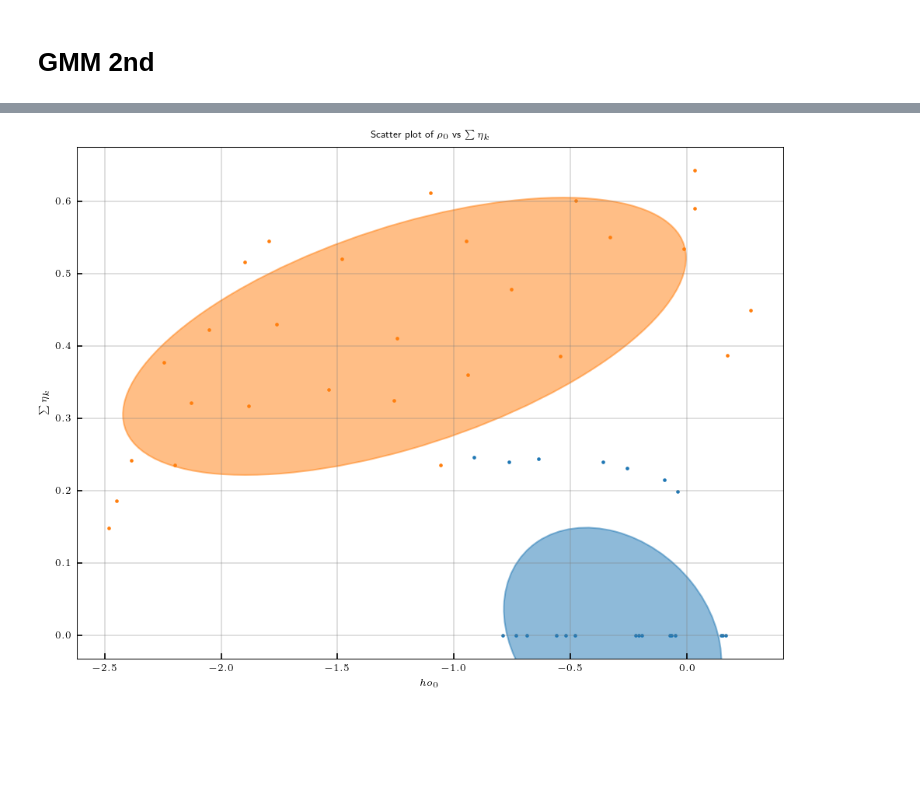
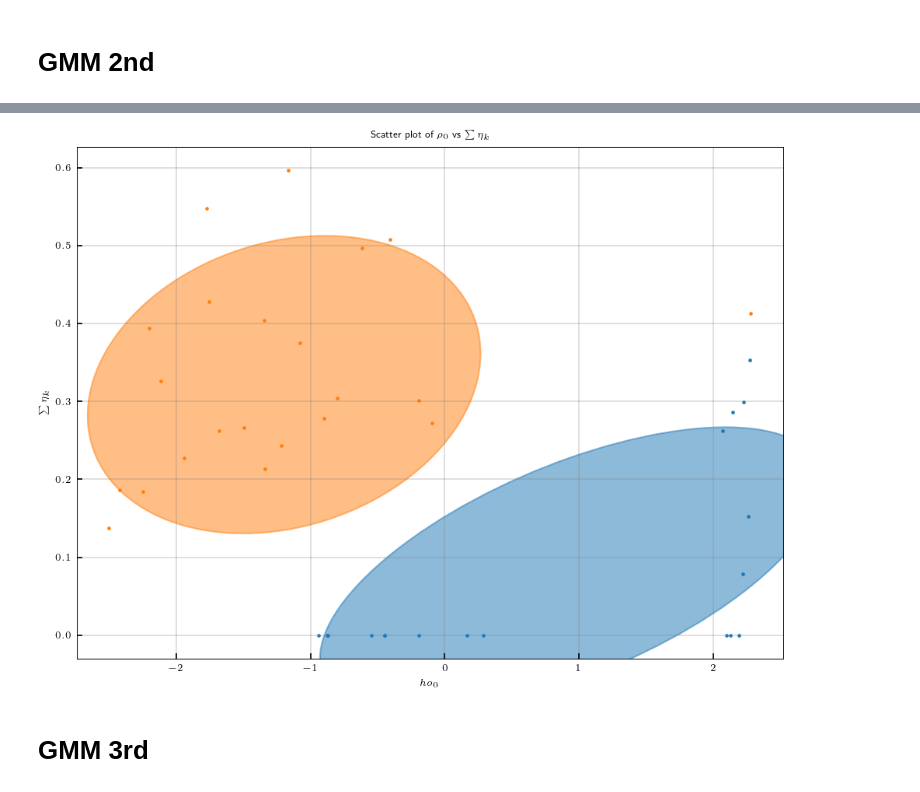
Before and after one commit to MasayukiMotoori/Scope-of-Research-PhD, a Jupyter notebook: Notebook/23-height4m_IP_hostrock.ipynb, the cells around one changed output, grey strips where cells are left out. Saved outputs shown, nothing was run; the diff lists cells and outputs as text; code cells hidden in the pictures; blank space fills up the shorter version.

```diff
--- a/Notebook/22-height4m_IP_sensitivity.ipynb
+++ b/Notebook/23-height4m_IP_hostrock.ipynb
@@ -1953,7 +2082,7 @@ def plot_gmm_scatter(X, Y_, ax=None):
 # %%
 models_rec_GMM = []
 dpreds_GMM = []
-mpred = opt_multi.mvec_prg[1]
+# mpred = opt_multi.mvec_prg[-1]
 for i in range(nmodel):
     model_rec_GMM = sim_inv_multidata.slice_model_vector(mpred,i)
     models_rec_GMM.append(model_rec_GMM)
@@ -2046,2 +2248,17 @@ plt.savefig("../figures/22-thickness-noIP-GMM1.png", bbox_inches="tight")
 # %% [markdown]
 # GMM 2nd
+# %%
+mvec_init_multi = mpred
+niter = 6
+stol= 1e-3
+coolingFactor = 4.0
+coolingRate = 2
+heatingFactor = 4.0
+heatingRate = 2
+mu=1e-2
+beta0=beta_average
+beta0_GMM= 0.0625
+smallness = np.tile(
+    np.r_[np.ones(sim_inv.nM_r), 10*np.ones(sim_inv.nM_m)],
+    nmodel
+)
@@ -2047,0 +2298,10 @@ plt.savefig("../figures/22-thickness-noIP-GMM1.png", bbox_inches="tight")
+# %%
+models_rec_GMM = []
+dpreds_GMM = []
+# mpred = opt_multi.mvec_prg[1]
+for i in range(nmodel):
+    model_rec_GMM = sim_inv_multidata.slice_model_vector(mpred,i)
+    models_rec_GMM.append(model_rec_GMM)
+    sim = sim_inv_multidata.simulation_list[i]
+    dpred = sim.dpred(model_rec_GMM)
+    dpreds_GMM.append(dpred)
@@ -2049,7 +2320,8 @@ plt.savefig("../figures/22-thickness-noIP-GMM1.png", bbox_inches="tight")
 maxiter = 5
 X = (Prj_RM_cmp_multi@mpred).T
 for i in range(maxiter):
-
+    # weights = np.array([0.01, 0.99])
+    means[1, 1] = 0.0
     gamma = gmm_e_step(
         X,
         weights,
@@ -2061,8 +2333,6 @@ for i in range(maxiter):
         X,
         gamma
     )
-    weights = np.array([0.3, 0.7])
-    means[1, 1] = 0.0
 # %%
 print(f"weights: {weights}")
 print(f"means: {means}")
@@ -2089,33 +2359,35 @@ gamma: [[9.99999760e-01 2.39852917e-07]
 # %%
+X = (Prj_RM_cmp_multi@mpred).T
 Y_ = np.argmax(gamma, axis=1)
 fig, ax = plt.subplots()
 
 for i, (mean, cov, color) in enumerate(
     zip(
         means,
         covariances,
         color_iter,
     )
 ):
     v, w = linalg.eigh(cov)
     if not np.any(Y_ == i):
         continue
     plt.scatter(X[Y_ == i, 0], X[Y_ == i, 1], 1.5, color=color)
 
     angle = np.arctan2(w[0][1], w[0][0])
     angle = 180.0 * angle / np.pi  # convert to degrees
     v = 2.0 * np.sqrt(2.0) * np.sqrt(v)
     ellipse = Ellipse(mean, v[0], v[1], angle=180.0 + angle, color=color)
     ellipse.set_clip_box(fig.bbox)
     ellipse.set_alpha(0.5)
     ax.add_artist(ellipse)
-
+# ax.set_xscale("log")
 # ax.set_xlim([0.03, 30])
-# ax.set_xscale("log")
 ax.set_xlabel("$\rho_0$")
 ax.set_ylabel("$\sum\eta_k$")
 ax.set_title(r"Scatter plot of $\rho_0$ vs $\sum\eta_k$")
-plt.savefig("../figures/22-Thickness-scatter-GMM1.png", bbox_inches="tight")
+plt.savefig("../figures/23-Thickness-scatter-GMM2.png", bbox_inches="tight")
 # %% [output]
-[figure, old version]
+[figure, new version]
+# %% [markdown]
+# GMM 3rd
 # %%
```
Also changed, not shown: parts of 70 cells of this notebook, 24 other files.
